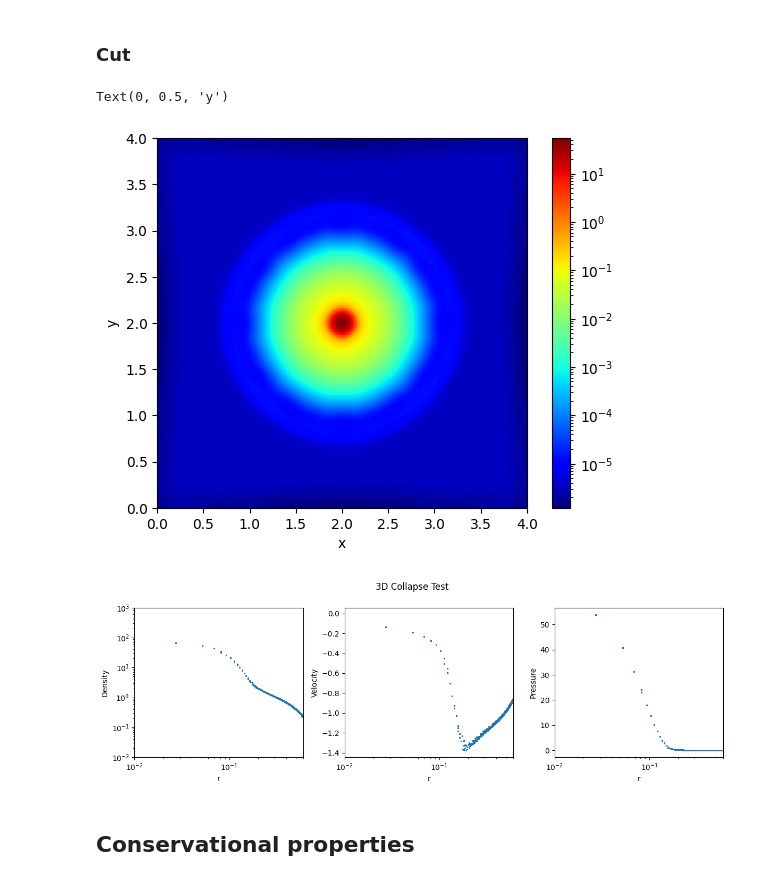
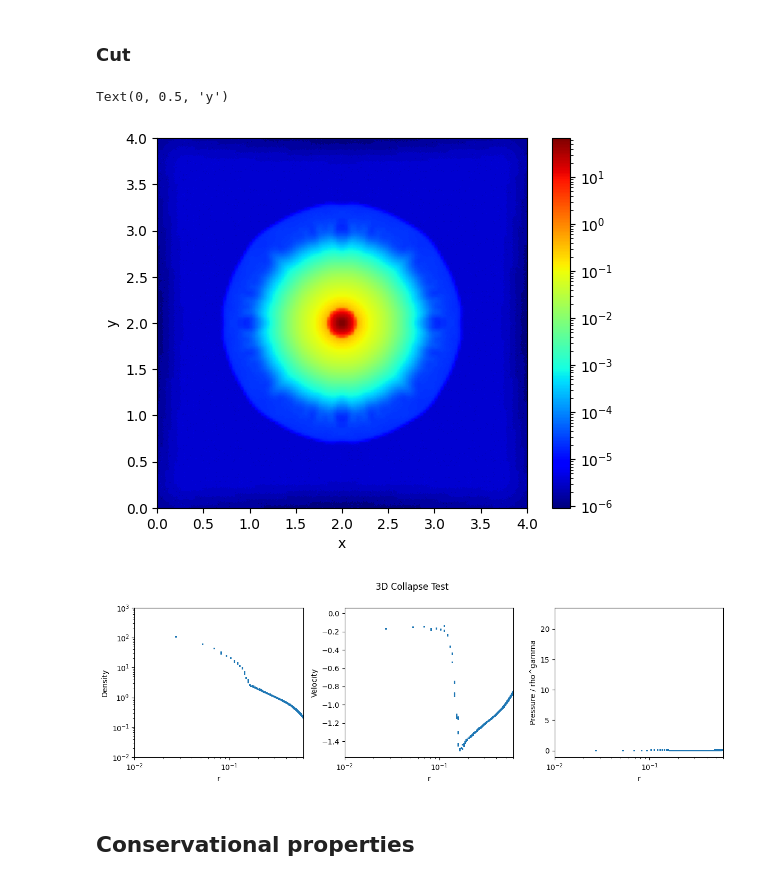
Before and after one commit to leo1200/jf1uids, a Jupyter notebook: notebooks/self_gravity/evrards_collapse.ipynb, the cells around one changed output. Drawn from its saved outputs; the diff is of its cells as text; code cells hidden in the pictures.

```diff
--- a/notebooks/self_gravity/evrards_collapse.ipynb
+++ b/notebooks/self_gravity/evrards_collapse.ipynb
@@ -40,7 +40,7 @@ from jf1uids.option_classes.simulation_config import (
 # %% [markdown]
 ## Initiatization
 # %%
-from jf1uids.option_classes.simulation_config import DONOR_ACCOUNTING, DOUBLE_MINMOD, LAX_FRIEDRICHS, SIMPLE_SOURCE_TERM, VAN_ALBADA, VAN_ALBADA_PP
+from jf1uids.option_classes.simulation_config import DONOR_ACCOUNTING, DOUBLE_MINMOD, HLLC_LM, LAX_FRIEDRICHS, MUSCL, RIEMANN_SPLIT_UNSTABLE, SIMPLE_SOURCE_TERM, SPLIT, VAN_ALBADA, VAN_ALBADA_PP
 
 
 print("👷 Setting up simulation...")
@@ -63,10 +63,12 @@ config = SimulationConfig(
     dimensionality = 3,
     box_size = box_size,
     num_cells = num_cells,
+    split = SPLIT,
+    time_integrator = MUSCL,
     fixed_timestep = fixed_timestep,
-    riemann_solver = LAX_FRIEDRICHS,
-    limiter = DOUBLE_MINMOD,
-    self_gravity_version = DONOR_ACCOUNTING,
+    riemann_solver = HLLC,
+    limiter = MINMOD,
+    self_gravity_version = RIEMANN_SPLIT_UNSTABLE,
     differentiation_mode = FORWARDS,
     boundary_settings = BoundarySettings(
         BoundarySettings1D(
@@ -171,7 +172,7 @@ plt.xlabel("x")
 plt.ylabel("y")
 # %% [output]
 Text(0, 0.5, 'y')
-[figure, old version]
+[figure, new version]
 # %%
 # plot the radial density profile rho over r in a log-log plot
 
@@ -179,37 +180,37 @@ fig, (ax1, ax2, ax3) = plt.subplots(1, 3, figsize=(12, 4))
 
 ax1.scatter(helper_data.r.flatten(), final_state[registered_variables.density_index].flatten(), label="Final Density", s = 1)
 # x and y log scale
 ax1.set_xscale("log")
 ax1.set_yscale("log")
 ax1.set_xlim(1e-2, 6e-1)
 ax1.set_ylim(1e-2, 1e3)
 ax1.set_xlabel("r")
 ax1.set_ylabel("Density")
 
 # velocity profile
 v_r = -jnp.sqrt(final_state[registered_variables.velocity_index.x] ** 2 + final_state[registered_variables.velocity_index.y] ** 2 + final_state[registered_variables.velocity_index.z] ** 2)
 
 ax2.scatter(helper_data.r.flatten(), v_r.flatten(), label="Radial Velocity", s = 1)
 # log x scale
 ax2.set_xscale("log")
 ax2.set_xlim(1e-2, 6e-1)
 ax2.set_xlabel("r")
 ax2.set_ylabel("Velocity")
 
 # plot P / rho^gamma
 
-ax3.scatter(helper_data.r.flatten(), final_state[registered_variables.pressure_index].flatten(), label="P / rho^gamma", s = 1)
-ax3.set_xlim(box_size / num_cells, 6e-1)
+ax3.scatter(helper_data.r.flatten(), final_state[registered_variables.pressure_index].flatten() / final_state[registered_variables.density_index].flatten() ** gamma, label="P / rho^gamma", s = 1)
+# ax3.set_xlim(box_size / num_cells, 6e-1)
 ax3.set_xlabel("r")
-ax3.set_ylabel("Pressure")
+ax3.set_ylabel("Pressure / rho^gamma")
 ax3.set_xscale("log")
 ax3.set_xlim(1e-2, 6e-1)
 
 fig.suptitle("3D Collapse Test")
 
 plt.tight_layout()
 # %% [output]
-[figure, old version]
+[figure, new version]
 # %% [markdown]
 ## Conservational properties
 # %%
```
Also changed, not shown: parts of 5 cells of this notebook, 3 other files.
